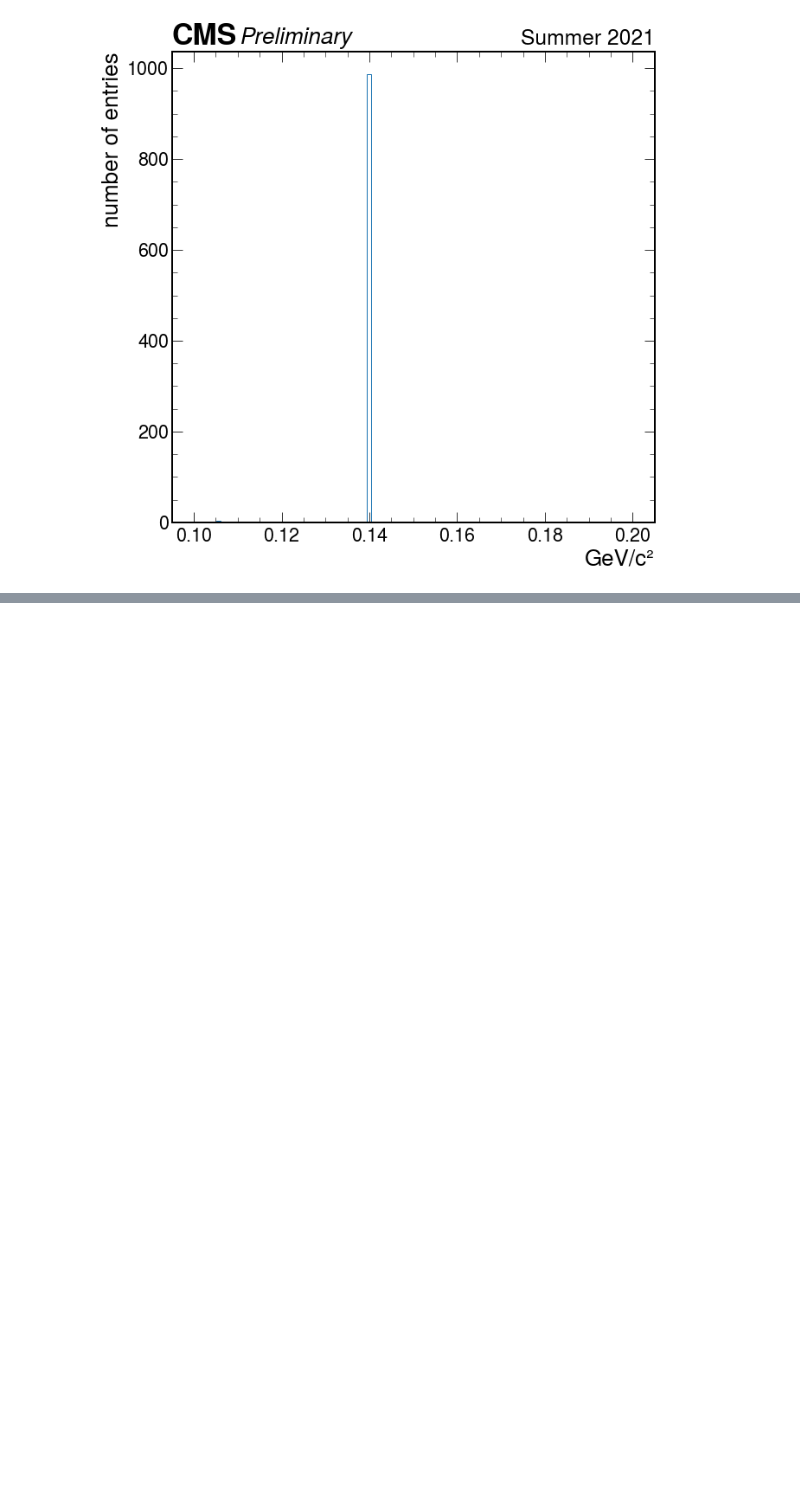
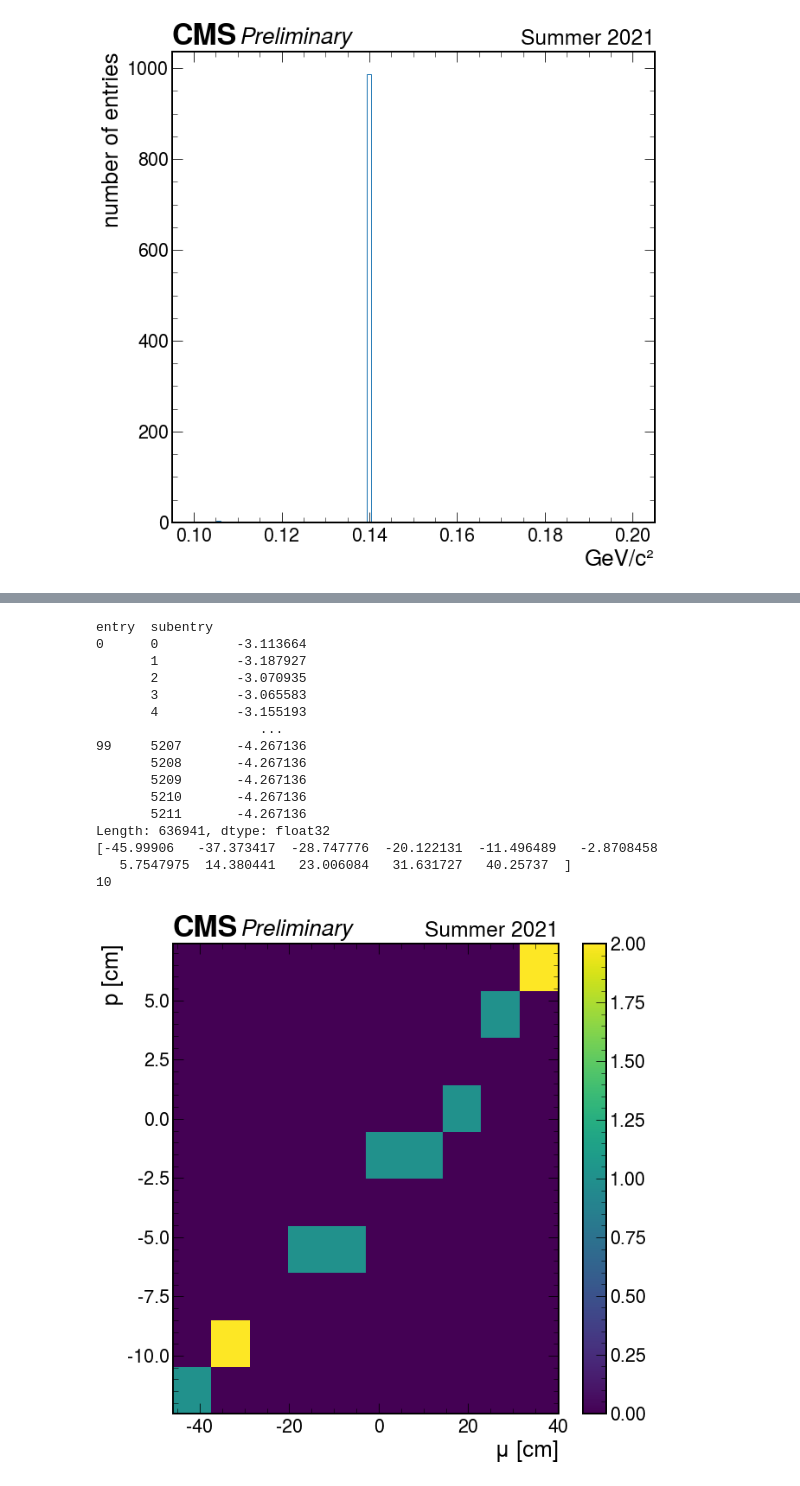
Before and after one commit to jloemker/SWAN, a Jupyter notebook: Exploration-notebook.ipynb, the cells around one changed output, grey strips where cells are left out. Cells and saved outputs as stored; diff of their text form; code cells hidden in the pictures; blank space fills up the shorter version.

```diff
--- a/Exploration-notebook.ipynb
+++ b/Exploration-notebook.ipynb
@@ -405,0 +416,42 @@ plt.show()
+# %%
+mu_vz = tree['pfcand_vz'].array(library = "pd")
+protonsvz = tree.arrays(['genproton_vz', 'genproton_ispu'], library = "pd")
+bins = np.linspace(-20,20,100)
+#to combine signa and pileup
+print(mu_vz)
+prot = protonsvz[protonsvz.genproton_ispu==0]['genproton_vz'].values
+h_s = np.histogram(prot, density = True)
+h_mu = np.histogram(mu_vz, density = True)
+
+#prot = h_s.to_numpy()
+#mu_vz = h_mu.to_numpy()
+print(h_mu[1])
+print(len(h_s[0]))
+
+fig, ax = plt.subplots(figsize=(10,10) )
+h = ax.hist2d( h_mu[1], h_s[1], bins=(10,10) , cmap='viridis')
+PCM=ax.get_children() #get the mappable, the 1st and the 2nd are the x and y axes
+fig.colorbar(h[3], ax=ax)
+plt.ylabel('p [cm]')
+plt.xlabel('\u03BC [cm]')
+hep.cms.label(llabel="Preliminary", rlabel="Summer 2021")
+#plt.savefig("2Dplots/vertex_p_mu_scan.png")
+plt.show()
+# %% [output]
+entry  subentry
+0      0          -3.113664
+       1          -3.187927
+       2          -3.070935
+       3          -3.065583
+       4          -3.155193
+                     ...
+99     5207       -4.267136
+       5208       -4.267136
+       5209       -4.267136
+       5210       -4.267136
+       5211       -4.267136
+Length: 636941, dtype: float32
+[-45.99906   -37.373417  -28.747776  -20.122131  -11.496489   -2.8708458
+   5.7547975  14.380441   23.006084   31.631727   40.25737  ]
+10
+[figure, added]
```
Also changed, not shown: parts of 3 cells of this notebook.
